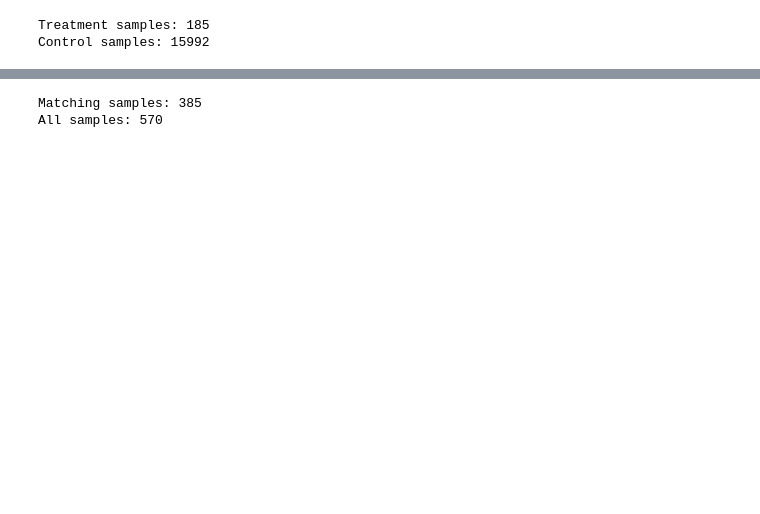
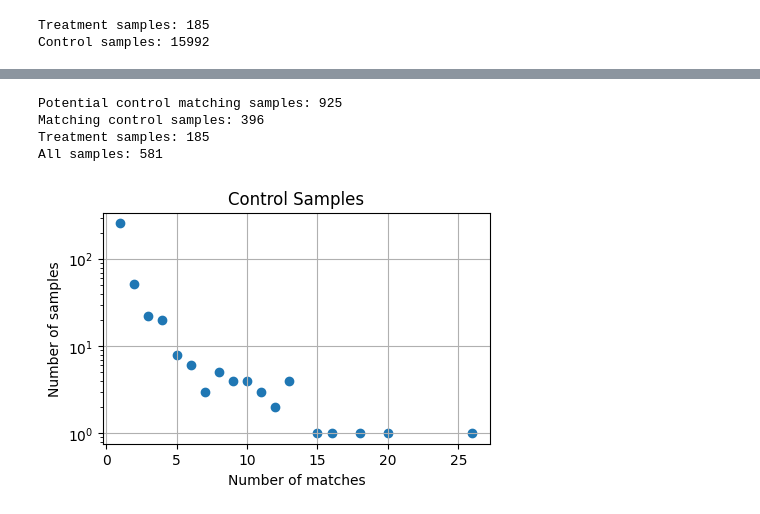
Before and after one commit to TiagoCAAmorim/causal_inference, a Jupyter notebook: Lista06/Lista6.ipynb, the cells around one changed output, grey strips where cells are left out. Cells and saved outputs as stored; diff of their text form; code cells hidden in the pictures; blank space fills up the shorter version.

```diff
--- a/Lista06/Lista6.ipynb
+++ b/Lista06/Lista6.ipynb
@@ -52,7 +51,8 @@ lalonde.describe()
 # %%
 y = lalonde["re78"]
 z = lalonde["treat"]
-x = lalonde[new_column_names[1:-1]]
+x_names = new_column_names[1:-1]
+x = lalonde[x_names]
 
 print(f"Treatment samples: {z[z==1].count()}")
 print(f"Control samples: {z[z==0].count()}")
@@ -85,15 +96,33 @@ for index in x[z==1].index:
 # %%
-control_ = list(set(control))
-print(f'Matching samples: {len(control_)}')
+control = smallest_indices.values.flatten().tolist()
+print(f'Potential control matching samples: {len(control)}')
+print(f'Matching control samples: {len(set(control))}')
+print(f"Treatment samples: {z[z==1].count()}")
 
 all_samples = list(z[z==1].index)
-all_samples.extend(control_)
+all_samples.extend(control)
+k = dict(Counter(all_samples))
+
+all_samples = list(set(all_samples))
 print(f'All samples: {len(all_samples)}')
-
-k = dict(Counter(all_samples))
 # %% [output]
-Matching samples: 385
-All samples: 570
+Potential control matching samples: 925
+Matching control samples: 396
+Treatment samples: 185
+All samples: 581
+# %%
+k_control = dict(Counter(control))
+k_count = dict(Counter(list(k_control.values())))
+plt.figure(figsize=(5,3))
+plt.scatter(k_count.keys(), k_count.values())
+plt.grid(True)
+plt.xlabel("Number of matches")
+plt.ylabel("Number of samples")
+plt.yscale('log')
+plt.title("Control Samples")
+plt.show()
+# %% [output]
+[figure, added]
 # %%
 model = {}
 model_fit = {}
```
Also changed, not shown: parts of 17 cells of this notebook, 1 other file.
